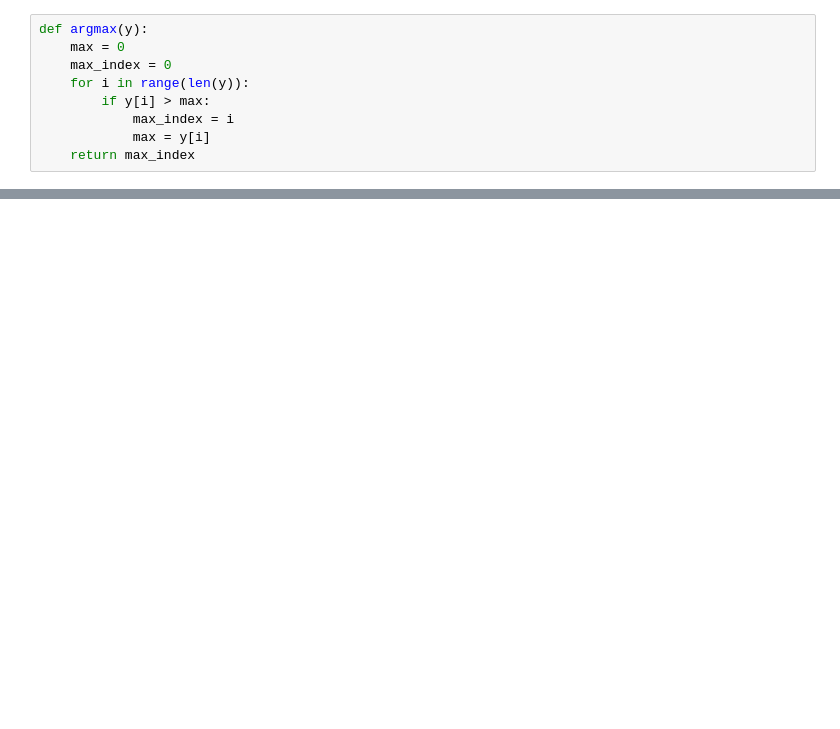
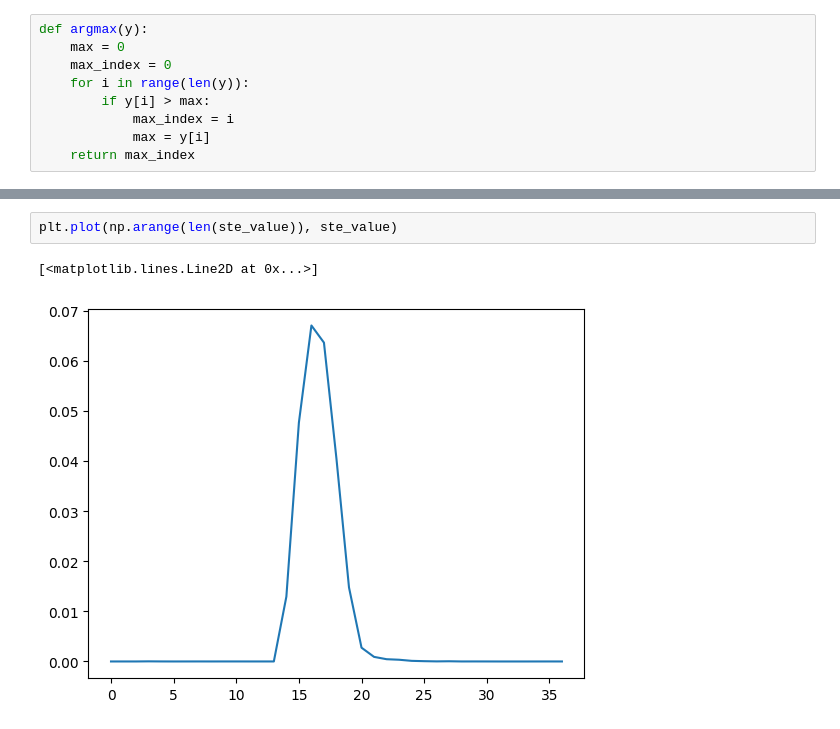
Before and after one commit to hungsvdut2k2/DSP, a Jupyter notebook: VowelRegconition/find_threshold.ipynb, the cells around one changed output, grey strips where cells are left out. Saved outputs shown, nothing was run; the diff lists cells and outputs as text; blank space fills up the shorter version.

```diff
--- a/VowelRegconition/find_threshold.ipynb
+++ b/VowelRegconition/find_threshold.ipynb
@@ -138,0 +71,5 @@ plt.show()
+# %%
+plt.plot(np.arange(len(ste_value)), ste_value)
+# %% [output]
+[<matplotlib.lines.Line2D at 0x...>]
+[figure, added]
```
Also changed, not shown: parts of 27 cells of this notebook.
